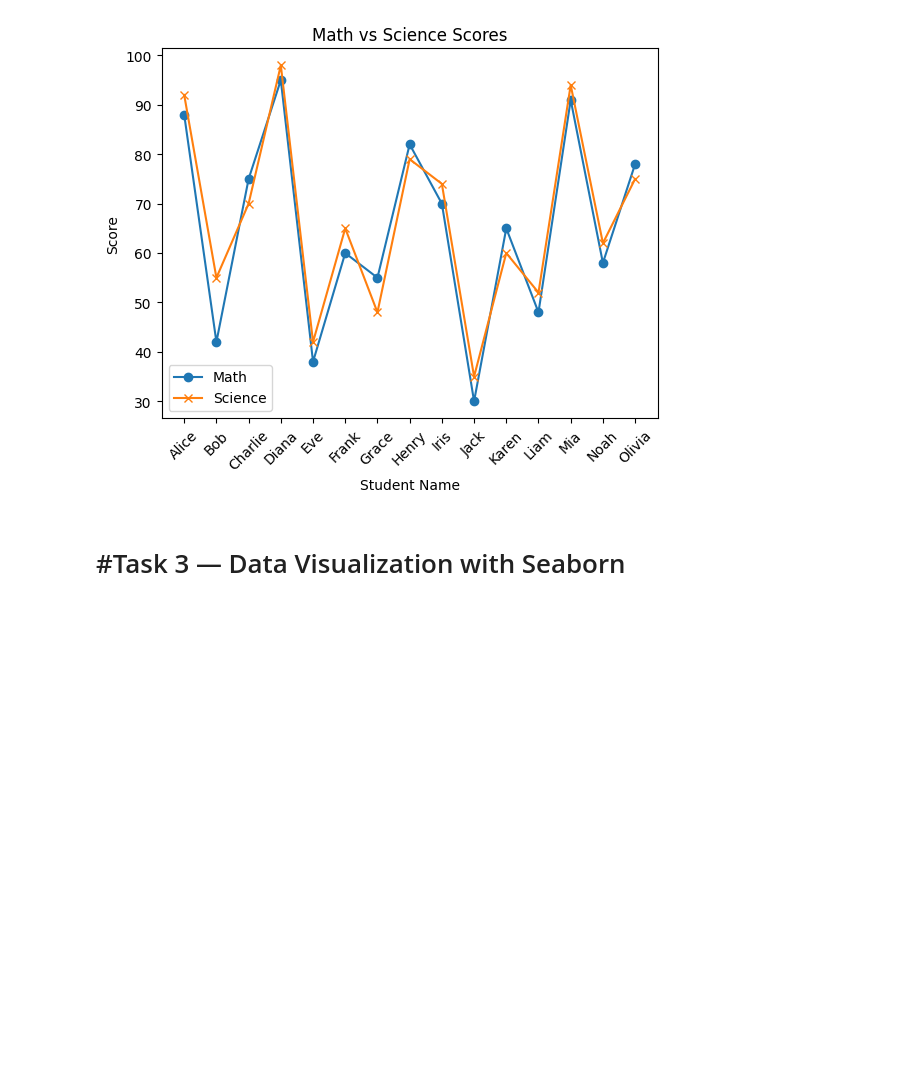
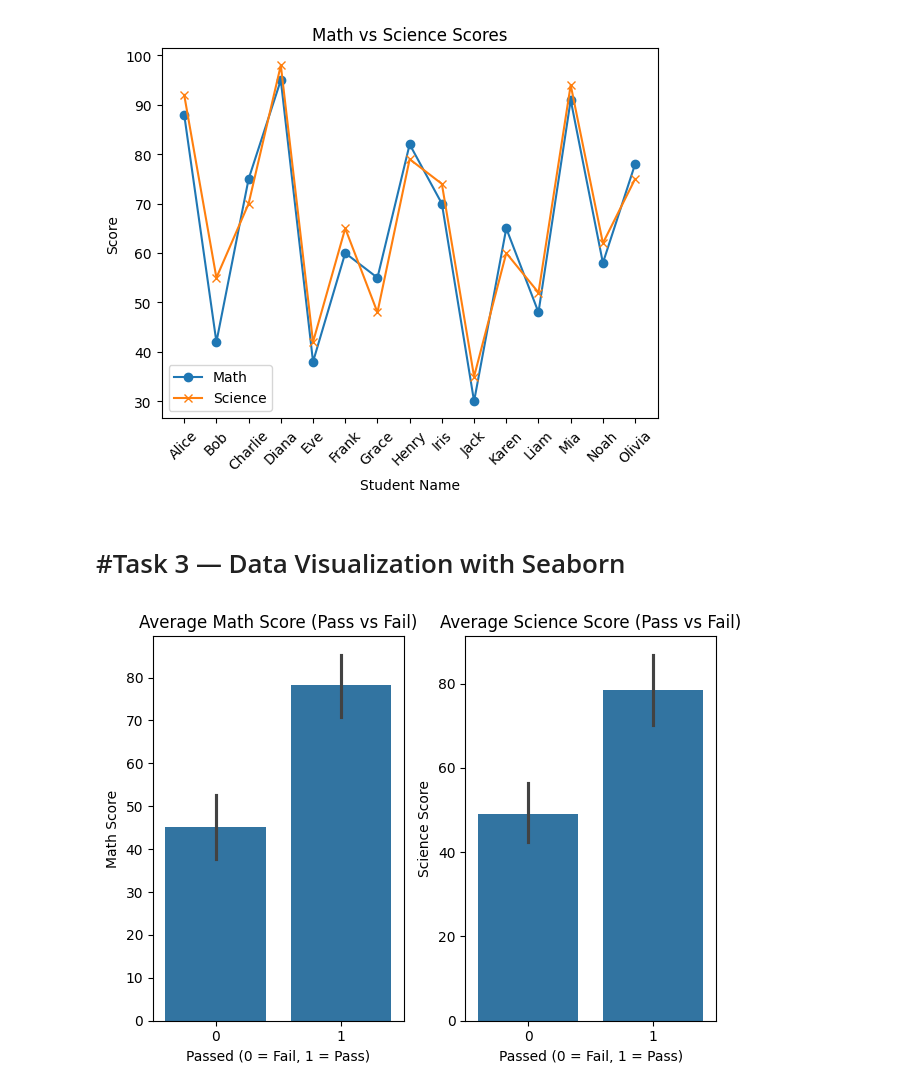
Before and after one commit to ShreyasRP94/assignment-03-Part4-bitsom_ba_2511032, a Jupyter notebook: python-assignment-part4/part4_visualization_ml.ipynb, the cells around one changed output. Cells and saved outputs as stored; diff of their text form; code cells hidden in the pictures; blank space fills up the shorter version.

```diff
--- a/python-assignment-part4/part4_visualization_ml.ipynb
+++ b/python-assignment-part4/part4_visualization_ml.ipynb
@@ -246,3 +246,27 @@ plt.show()
 [figure]
 # %% [markdown]
 #  #Task 3 — Data Visualization with Seaborn
+# %%
+#seaborn bar plot of average math and science scores for passing vs failing students
+
+plt.figure()
+
+# Subplot 1 → Math
+plt.subplot(1, 2, 1)
+sns.barplot(data=df, x='passed', y='math')
+plt.title("Average Math Score (Pass vs Fail)")
+plt.xlabel("Passed (0 = Fail, 1 = Pass)")
+plt.ylabel("Math Score")
+
+# Subplot 2 → Science
+plt.subplot(1, 2, 2)
+sns.barplot(data=df, x='passed', y='science')
+plt.title("Average Science Score (Pass vs Fail)")
+plt.xlabel("Passed (0 = Fail, 1 = Pass)")
+plt.ylabel("Science Score")
+
+plt.tight_layout()
+plt.savefig("plot6_seaborn_bar.png")
+plt.show()
+# %% [output]
+[figure, added]
```
Also changed, not shown: parts of 3 cells of this notebook, 2 other files.
